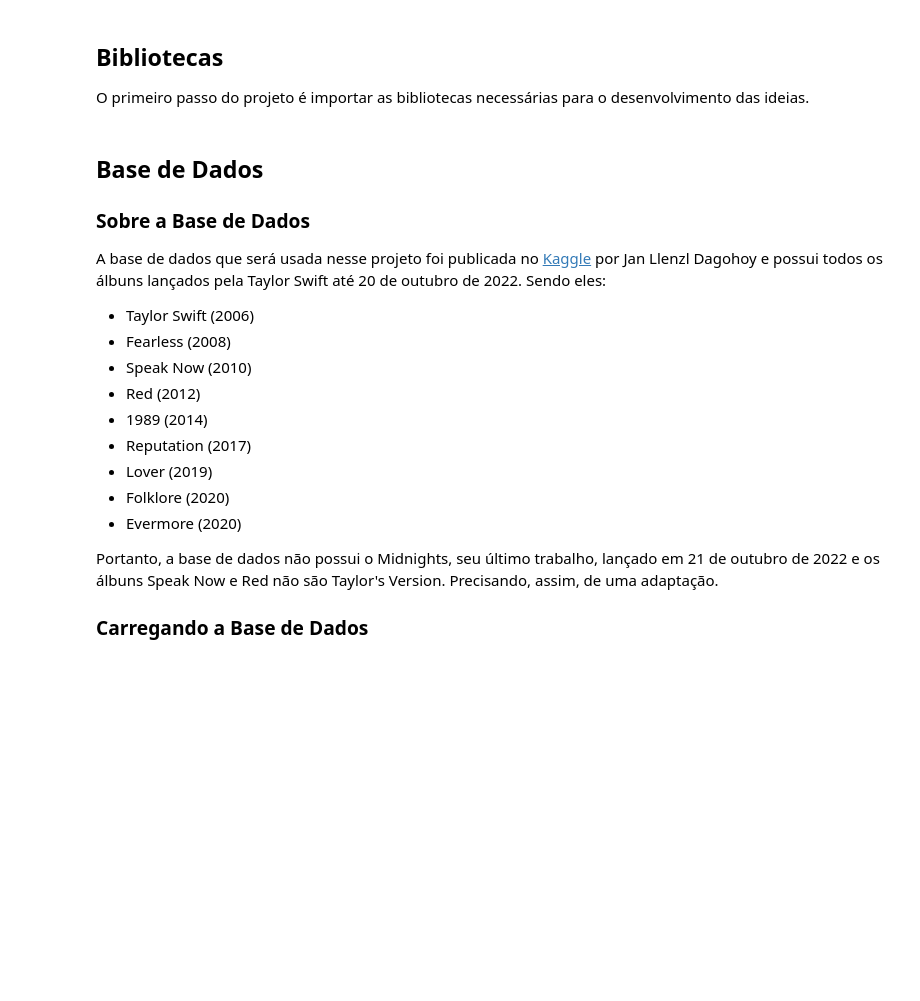
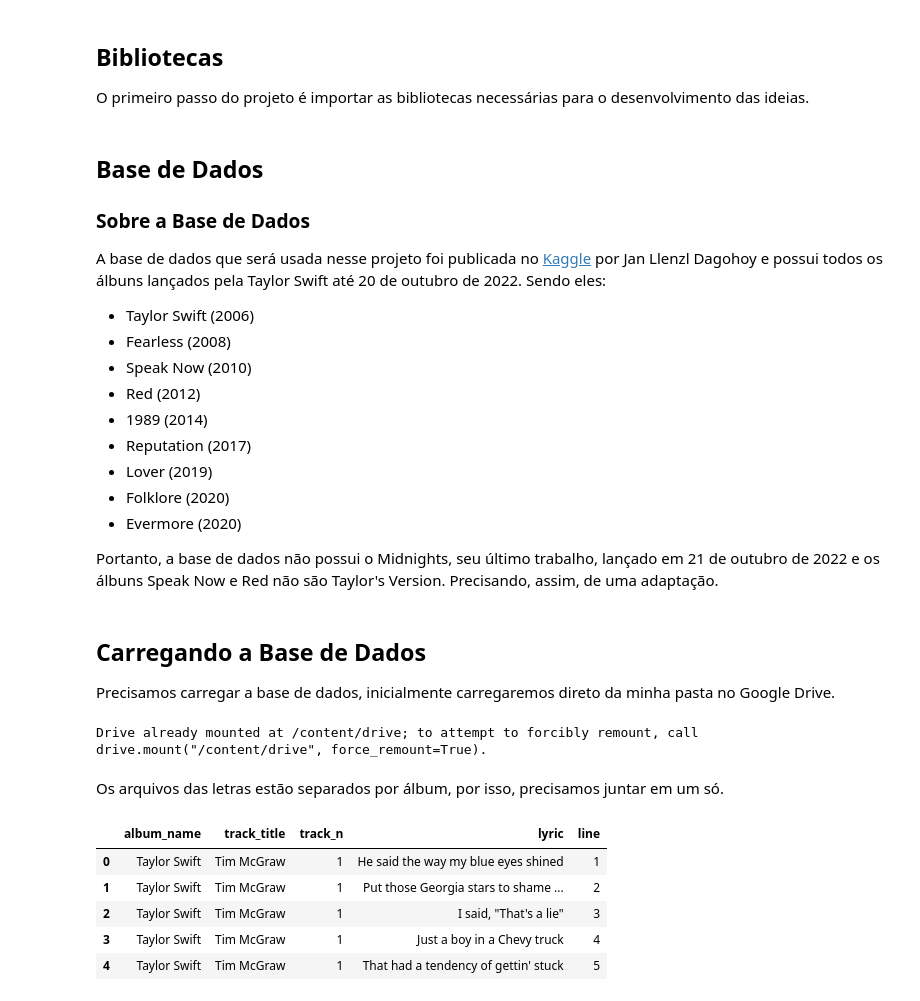
Before and after one commit to gardeniaestevam/analise-letras-taylor-swift, a Jupyter notebook: analise_letras_taylor_swift.ipynb, the cells around one changed output. Cells and saved outputs as stored; diff of their text form; code cells hidden in the pictures; blank space fills up the shorter version.

```diff
--- a/analise_letras_taylor_swift.ipynb
+++ b/analise_letras_taylor_swift.ipynb
@@ -37,5 +37,26 @@ A base de dados que será usada nesse projeto foi publicada no [Kaggle](https://
 * Evermore (2020)
 
 Portanto, a base de dados não possui o Midnights, seu último trabalho, lançado em 21 de outubro de 2022 e os álbuns Speak Now e Red não são Taylor's Version. Precisando, assim, de uma adaptação.
-
-### Carregando a Base de Dados
+# %% [markdown]
+## Carregando a Base de Dados
+
+Precisamos carregar a base de dados, inicialmente carregaremos direto da minha pasta no Google Drive.
+# %%
+from google.colab import drive
+
+drive.mount('/content/drive')
+# %% [output]
+Drive already mounted at /content/drive; to attempt to forcibly remount, call drive.mount("/content/drive", force_remount=True).
+# %% [markdown]
+Os arquivos das letras estão separados por álbum, por isso, precisamos juntar em um só.
+# %%
+# taylor swift (2006)
+ts = pd.read_csv("/content/drive/My Drive/lyrics/01-taylor_swift.csv")
+ts.head()
+# %% [output]
+|  | album_name | track_title | track_n | lyric | line |
+| 0 | Taylor Swift | Tim McGraw | 1 | He said the way my blue eyes shined | 1 |
+| 1 | Taylor Swift | Tim McGraw | 1 | Put those Georgia stars to shame ... | 2 |
+| 2 | Taylor Swift | Tim McGraw | 1 | I said, "That's a lie" | 3 |
+| 3 | Taylor Swift | Tim McGraw | 1 | Just a boy in a Chevy truck | 4 |
+| 4 | Taylor Swift | Tim McGraw | 1 | That had a tendency of gettin' stuck | 5 |
```
Also changed, not shown: parts of 2 cells of this notebook.
